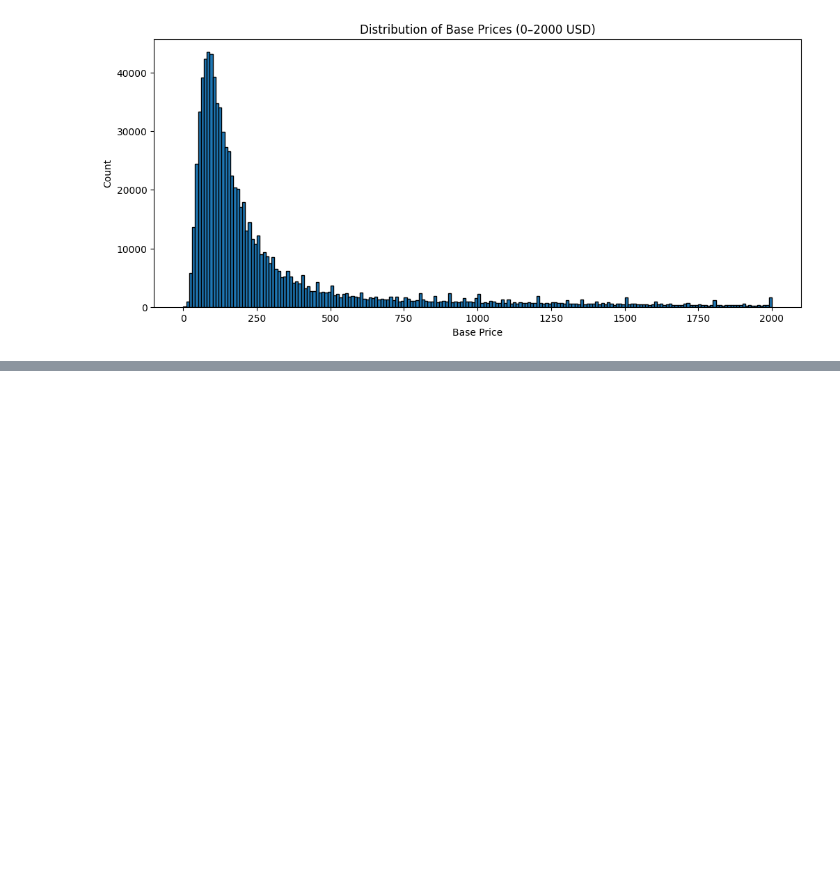
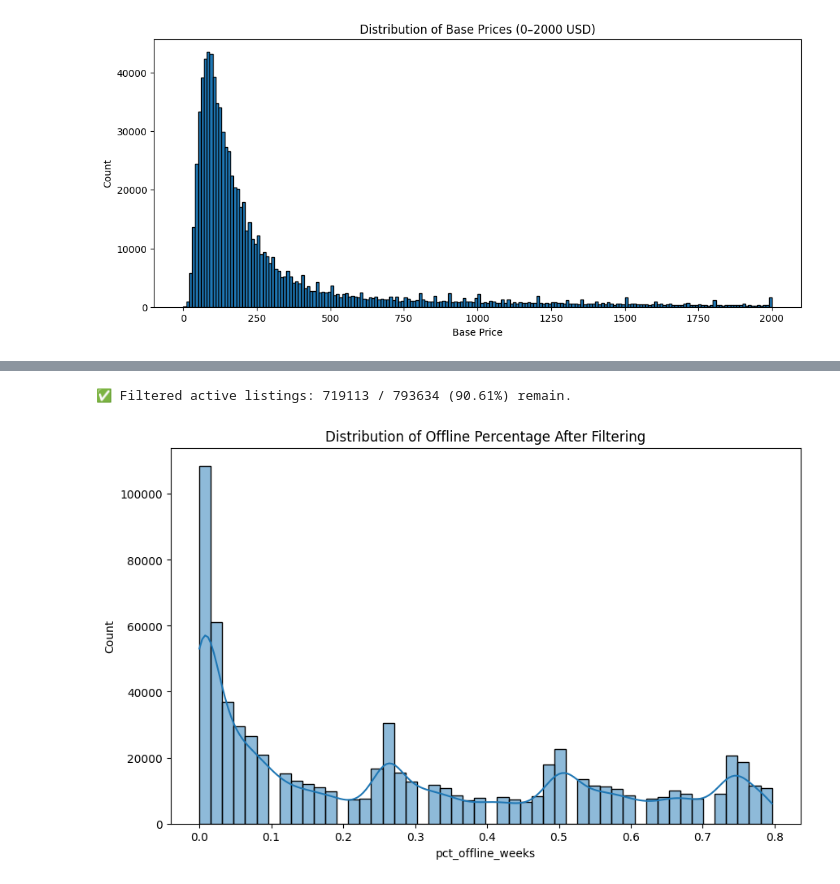
Before and after one commit to YassineEng/EDA-Clustering-Time-series---Regression-Model-Airbnb-Data, a Jupyter notebook: notebooks/03_time_series.ipynb, the cells around one changed output, grey strips where cells are left out. Drawn from its saved outputs; the diff is of its cells as text; code cells hidden in the pictures; blank space fills up the shorter version.

```diff
--- a/notebooks/03_time_series.ipynb
+++ b/notebooks/03_time_series.ipynb
@@ -220,0 +302,15 @@ Mean Squared Error: 91551371072.43
+# %%
+# Filter listings: keep only those available more than 20% of the year
+df_active = df_filtered[df_filtered['pct_offline_weeks'] < 0.8].copy()
+
+print(f"✅ Filtered active listings: {len(df_active)} / {len(df_filtered)} ({len(df_active)/len(df_filtered)*100:.2f}%) remain.")
+# %% [output]
+✅ Filtered active listings: 719113 / 793634 (90.61%) remain.
+# %%
+plt.figure(figsize=(10, 6))
+sns.histplot(df_active['pct_offline_weeks'], bins=50, kde=True)
+plt.title("Distribution of Offline Percentage After Filtering")
+plt.xlabel("pct_offline_weeks")
+plt.show()
+# %% [output]
+[figure, added]
```
Also changed, not shown: parts of 14 cells of this notebook, 4 other files.
